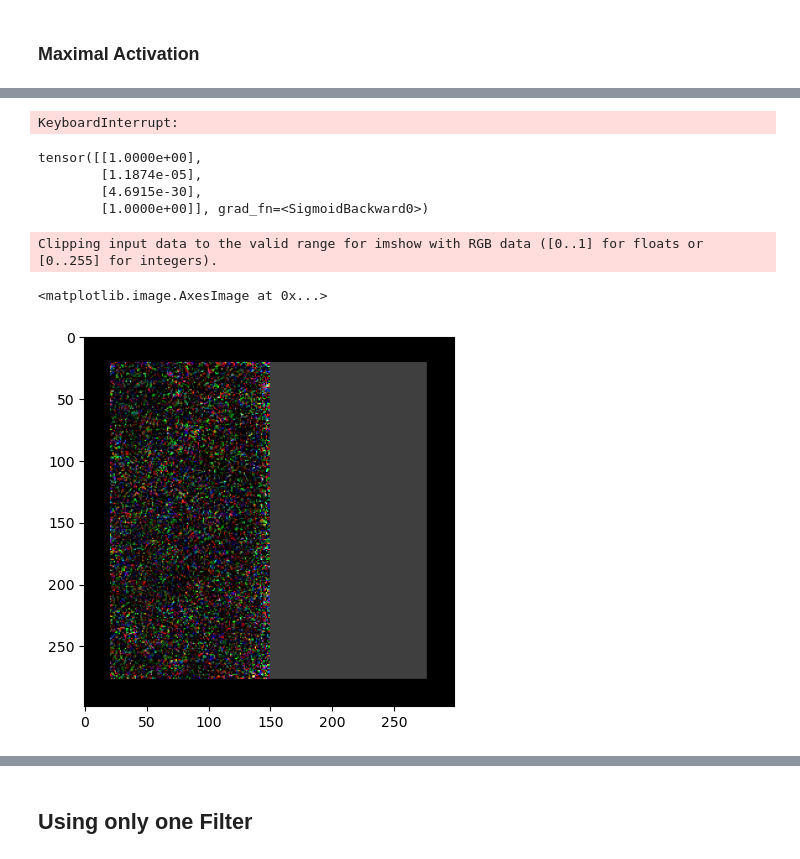
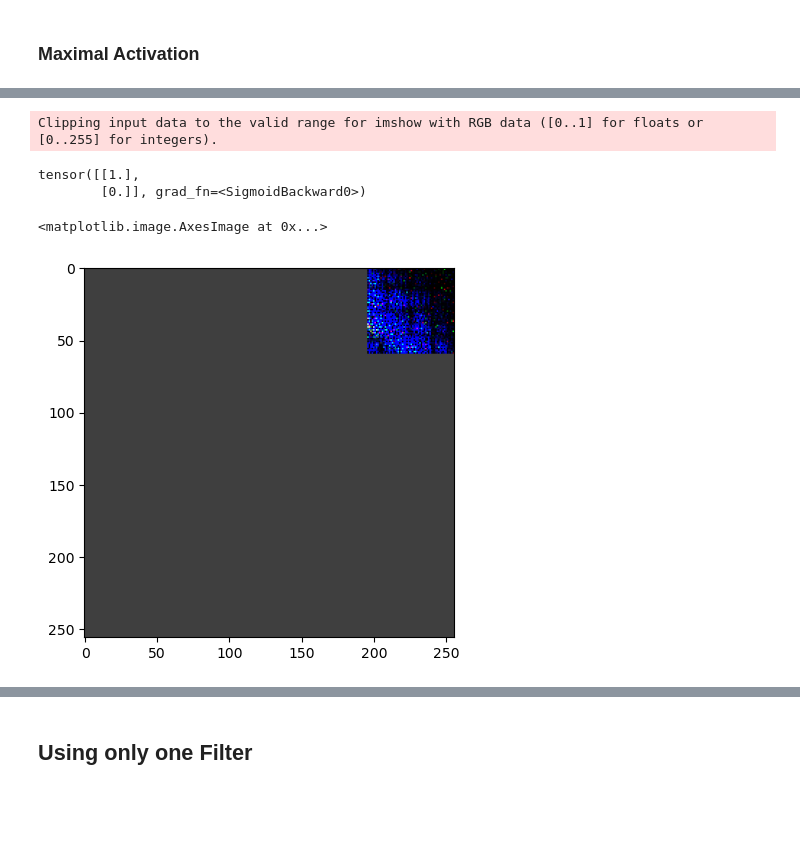
Before and after one commit to naveenr414/Spurious-Concepts, a Jupyter notebook: scripts/Adversarial Examples.ipynb, the cells around one changed output, grey strips where cells are left out. Cells and saved outputs as stored; diff of their text form; code cells hidden in the pictures; blank space fills up the shorter version.

```diff
--- a/scripts/Adversarial Examples.ipynb
+++ b/scripts/Adversarial Examples.ipynb
@@ -159,17 +187,20 @@ Clipping input data to the valid range for imshow with RGB data ([0..1] for floa
+# %%
+def new_valid_image(image):
+    image[:,:,:196] = 0.25
+    image[:,-196:,:] = 0.25
+    return image
+
+ret_image_left = get_maximal_activation(joint_model,run_joint_model,1,new_valid_image,lamb=1)
+print(torch.nn.Sigmoid()(run_joint_model(joint_model,ret_image_left)[1]))
+plt.imshow(ret_image_left.detach()[0].numpy().transpose((1,2,0)))
+# %% [output]
+Clipping input data to the valid range for imshow with RGB data ([0..1] for floats or [0..255] for integers).
+tensor([[1.],
+        [0.]], grad_fn=<SigmoidBackward0>)
+<matplotlib.image.AxesImage at 0x...>
+[figure, added]
 # %%
-ret_image = get_maximal_activation(joint_model,run_joint_model,3,valid_right_image,lamb=1)
+if num_objects > 1:
+    ret_image = get_maximal_activation(joint_model,run_joint_model,3,valid_right_image,lamb=1)
+    print(torch.nn.Sigmoid()(run_joint_model(joint_model,ret_image)[1]))
+    plt.imshow(ret_image.detach()[0].numpy().transpose((1,2,0)))
-# %% [output]
-KeyboardInterrupt:
-# %%
-torch.nn.Sigmoid()(run_joint_model(joint_model,ret_image)[1])
-# %% [output]
-tensor([[1.0000e+00],
-        [1.1874e-05],
-        [4.6915e-30],
-        [1.0000e+00]], grad_fn=<SigmoidBackward0>)
-# %%
-plt.imshow(ret_image.detach()[0].numpy().transpose((1,2,0)))
-# %% [output]
-Clipping input data to the valid range for imshow with RGB data ([0..1] for floats or [0..255] for integers).
-<matplotlib.image.AxesImage at 0x...>
-[figure, removed]
```
Also changed, not shown: parts of 52 cells of this notebook, 5 other files.
